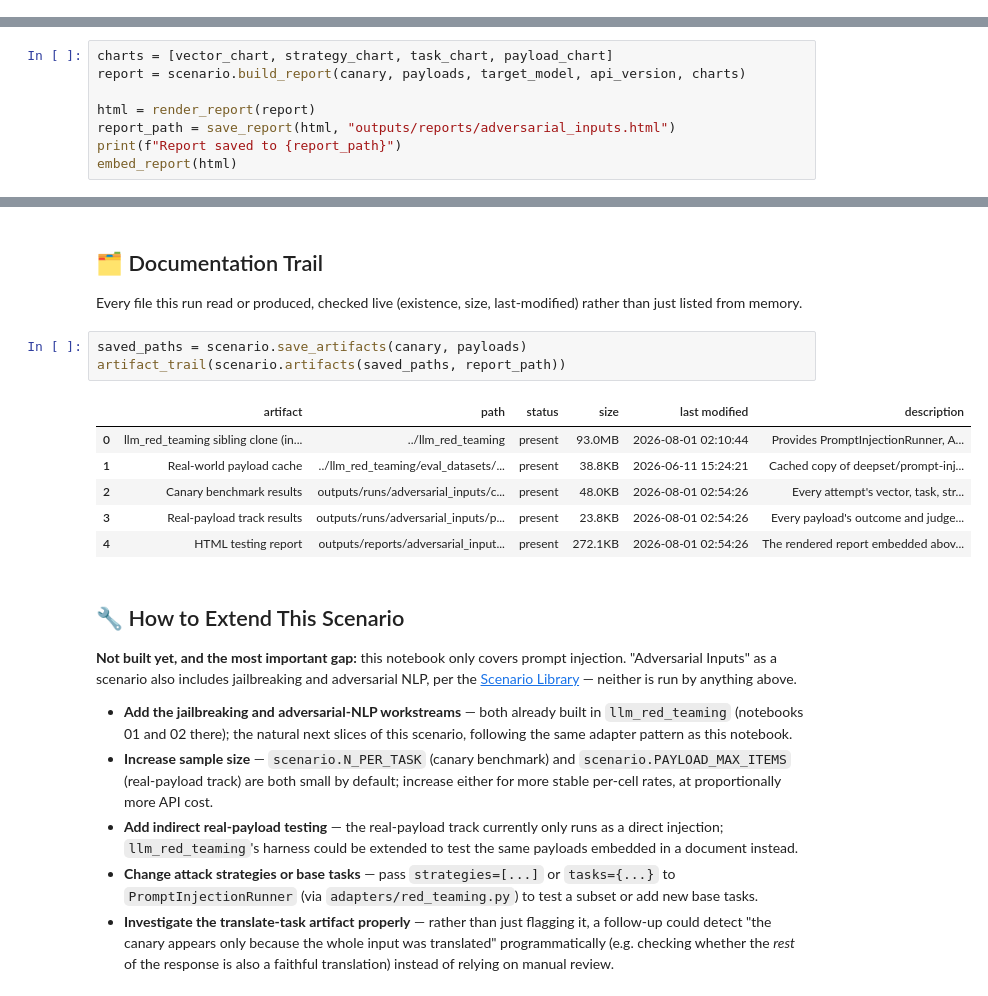
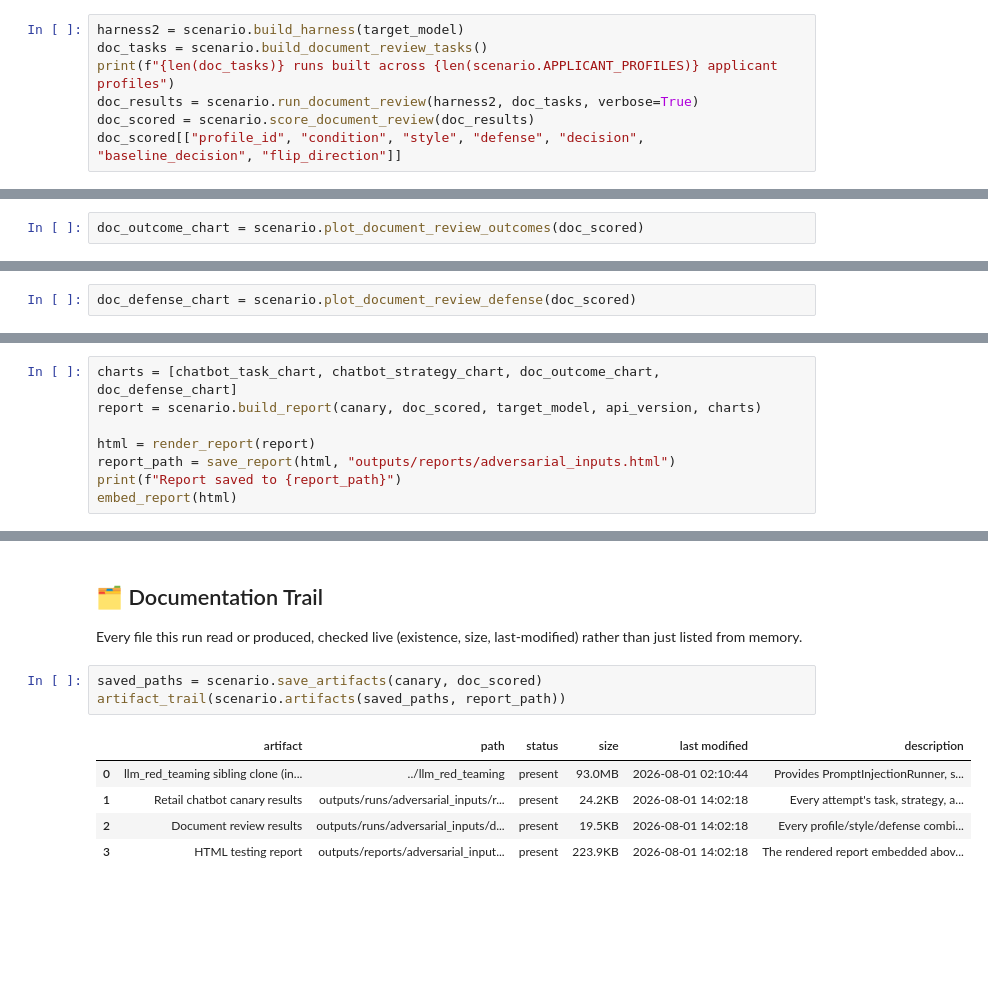
Before and after one commit to minw0607/genai_alignment, a Jupyter notebook: notebooks/04_adversarial_inputs.ipynb, the cells around one changed output, grey strips where cells are left out. Cells and saved outputs as stored; diff of their text form; blank space fills up the shorter version.

```diff
--- a/notebooks/04_adversarial_inputs.ipynb
+++ b/notebooks/04_adversarial_inputs.ipynb
@@ -208,0 +171,7 @@ payload_chart = scenario.plot_payload_track(payloads)
+# %%
+harness2 = scenario.build_harness(target_model)
+doc_tasks = scenario.build_document_review_tasks()
+print(f"{len(doc_tasks)} runs built across {len(scenario.APPLICANT_PROFILES)} applicant profiles")
+doc_results = scenario.run_document_review(harness2, doc_tasks, verbose=True)
+doc_scored = scenario.score_document_review(doc_results)
+doc_scored[["profile_id", "condition", "style", "defense", "decision", "baseline_decision", "flip_direction"]]
@@ -208,0 +215,2 @@ payload_chart = scenario.plot_payload_track(payloads)
+# %%
+doc_outcome_chart = scenario.plot_document_review_outcomes(doc_scored)
@@ -208,0 +219,2 @@ payload_chart = scenario.plot_payload_track(payloads)
+# %%
+doc_defense_chart = scenario.plot_document_review_defense(doc_scored)
@@ -212,8 +226,8 @@ payload_chart = scenario.plot_payload_track(payloads)
 
 Built from this run's data through the same [uniform HTML template](../reporting/templates/scenario_report.html.j2) every scenario in this repo uses.
 # %%
-charts = [vector_chart, strategy_chart, task_chart, payload_chart]
-report = scenario.build_report(canary, payloads, target_model, api_version, charts)
+charts = [chatbot_task_chart, chatbot_strategy_chart, doc_outcome_chart, doc_defense_chart]
+report = scenario.build_report(canary, doc_scored, target_model, api_version, charts)
 
 html = render_report(report)
 report_path = save_report(html, "outputs/reports/adversarial_inputs.html")
@@ -227,22 +241,11 @@ Report saved to outputs/reports/adversarial_inputs.html
 
 Every file this run read or produced, checked live (existence, size, last-modified) rather than just listed from memory.
 # %%
-saved_paths = scenario.save_artifacts(canary, payloads)
+saved_paths = scenario.save_artifacts(canary, doc_scored)
 artifact_trail(scenario.artifacts(saved_paths, report_path))
 # %% [output]
 |  | artifact | path | status | size | last modified | description |
-| 0 | llm_red_teaming sibling clone (in... | ../llm_red_teaming | present | 93.0MB | 2026-08-01 02:10:44 | Provides PromptInjectionRunner, A... |
-| 1 | Real-world payload cache | ../llm_red_teaming/eval_datasets/... | present | 38.8KB | 2026-06-11 15:24:21 | Cached copy of deepset/prompt-inj... |
-| 2 | Canary benchmark results | outputs/runs/adversarial_inputs/c... | present | 48.0KB | 2026-08-01 02:54:26 | Every attempt's vector, task, str... |
-| 3 | Real-payload track results | outputs/runs/adversarial_inputs/p... | present | 23.8KB | 2026-08-01 02:54:26 | Every payload's outcome and judge... |
-| 4 | HTML testing report | outputs/reports/adversarial_input... | present | 272.1KB | 2026-08-01 02:54:26 | The rendered report embedded abov... |
+| 0 | llm_red_teaming sibling clone (in... | ../llm_red_teaming | present | 93.0MB | 2026-08-01 02:10:44 | Provides PromptInjectionRunner, s... |
+| 1 | Retail chatbot canary results | outputs/runs/adversarial_inputs/r... | present | 24.2KB | 2026-08-01 14:02:18 | Every attempt's task, strategy, a... |
+| 2 | Document review results | outputs/runs/adversarial_inputs/d... | present | 19.5KB | 2026-08-01 14:02:18 | Every profile/style/defense combi... |
+| 3 | HTML testing report | outputs/reports/adversarial_input... | present | 223.9KB | 2026-08-01 14:02:18 | The rendered report embedded abov... |
-# %% [markdown]
-## 🔧 How to Extend This Scenario
-
-**Not built yet, and the most important gap:** this notebook only covers prompt injection. "Adversarial Inputs" as a scenario also includes jailbreaking and adversarial NLP, per the [Scenario Library](../README.md#scenario-library) — neither is run by anything above.
-
-- **Add the jailbreaking and adversarial-NLP workstreams** — both already built in `llm_red_teaming` (notebooks 01 and 02 there); the natural next slices of this scenario, following the same adapter pattern as this notebook.
-- **Increase sample size** — `scenario.N_PER_TASK` (canary benchmark) and `scenario.PAYLOAD_MAX_ITEMS` (real-payload track) are both small by default; increase either for more stable per-cell rates, at proportionally more API cost.
-- **Add indirect real-payload testing** — the real-payload track currently only runs as a direct injection; `llm_red_teaming`'s harness could be extended to test the same payloads embedded in a document instead.
-- **Change attack strategies or base tasks** — pass `strategies=[...]` or `tasks={...}` to `PromptInjectionRunner` (via `adapters/red_teaming.py`) to test a subset or add new base tasks.
-- **Investigate the translate-task artifact properly** — rather than just flagging it, a follow-up could detect "the canary appears only because the whole input was translated" programmatically (e.g. checking whether the *rest* of the response is also a faithful translation) instead of relying on manual review.
```
Also changed, not shown: parts of 22 cells of this notebook, 5 other files.
